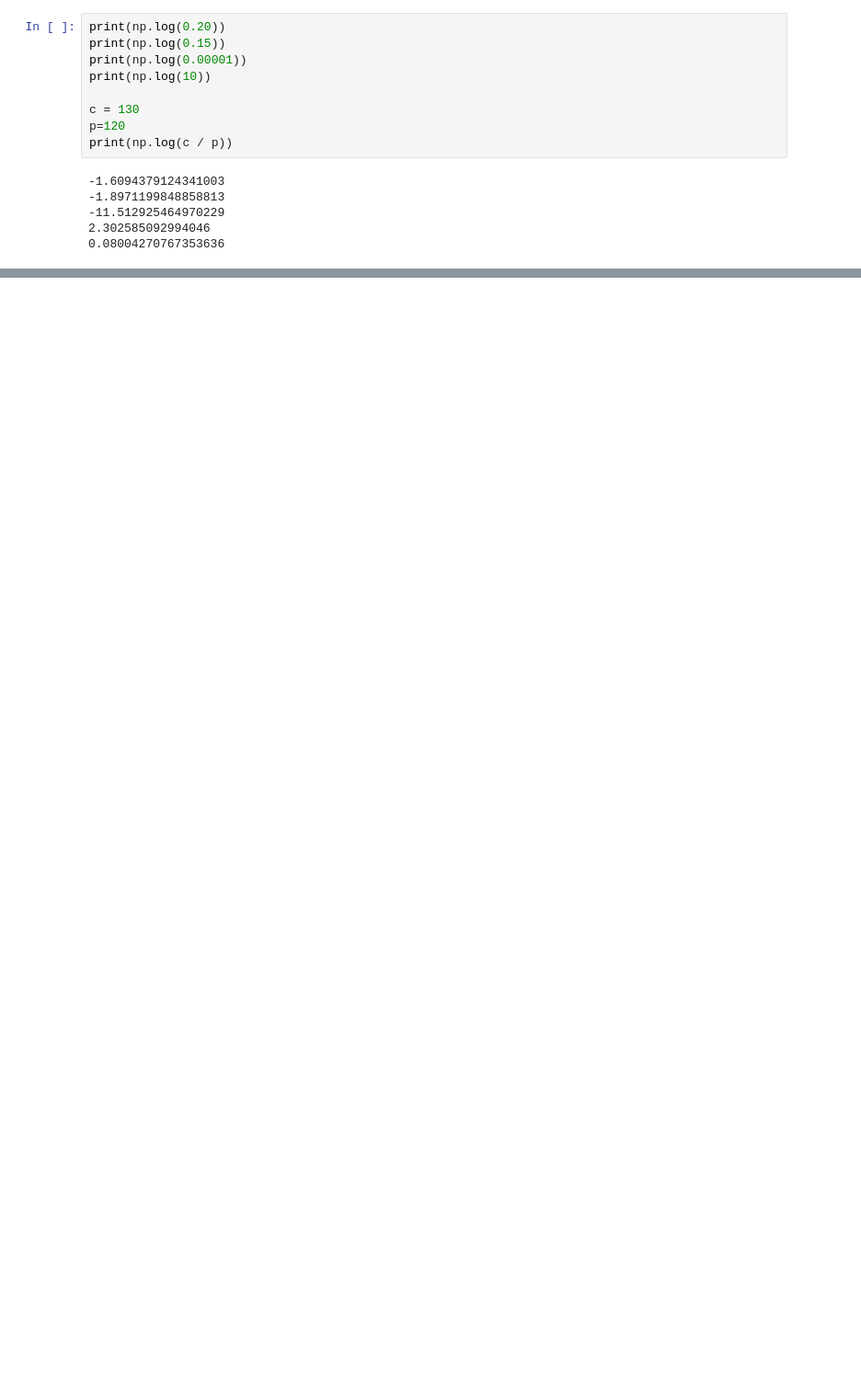
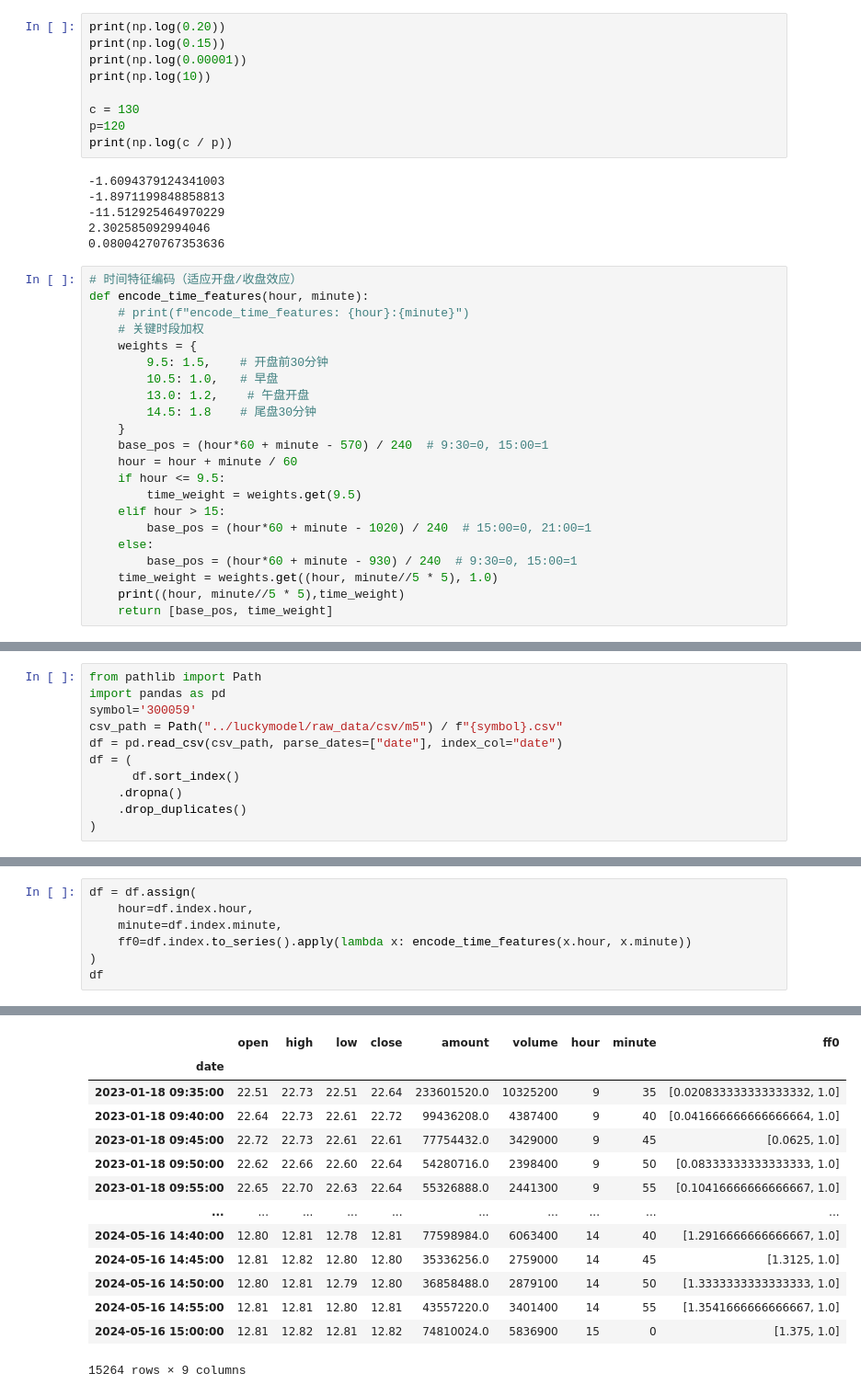
Before and after one commit to ten2net/Gym-Trading-Env, a Jupyter notebook: notebooks/reward.ipynb, the cells around one changed output, grey strips where cells are left out. Shown: that part at 92% size. Drawn from its saved outputs; the diff is of its cells as text; blank space fills up the shorter version.

```diff
--- a/notebooks/reward.ipynb
+++ b/notebooks/reward.ipynb
@@ -373,3 +373,25 @@ print(np.log(c / p))
 -11.512925464970229
 2.302585092994046
 0.08004270767353636
+# %%
+# 时间特征编码（适应开盘/收盘效应）
+def encode_time_features(hour, minute):
+    # print(f"encode_time_features: {hour}:{minute}")
+    # 关键时段加权
+    weights = {
+        9.5: 1.5,    # 开盘前30分钟
+        10.5: 1.0,   # 早盘
+        13.0: 1.2,    # 午盘开盘
+        14.5: 1.8    # 尾盘30分钟
+    }
+    base_pos = (hour*60 + minute - 570) / 240  # 9:30=0, 15:00=1
+    hour = hour + minute / 60
+    if hour <= 9.5:
+        time_weight = weights.get(9.5)
+    elif hour > 15:
+        base_pos = (hour*60 + minute - 1020) / 240  # 15:00=0, 21:00=1
+    else:
+        base_pos = (hour*60 + minute - 930) / 240  # 9:30=0, 15:00=1
+    time_weight = weights.get((hour, minute//5 * 5), 1.0)
+    print((hour, minute//5 * 5),time_weight)
+    return [base_pos, time_weight]
@@ -375,0 +418,11 @@ print(np.log(c / p))
+# %%
+from pathlib import Path
+import pandas as pd
+symbol='300059'
+csv_path = Path("../luckymodel/raw_data/csv/m5") / f"{symbol}.csv"
+df = pd.read_csv(csv_path, parse_dates=["date"], index_col="date")
+df = (
+      df.sort_index()
+    .dropna()
+    .drop_duplicates()
+)
@@ -375,0 +446,8 @@ print(np.log(c / p))
+# %%
+df = df.assign(
+    hour=df.index.hour,
+    minute=df.index.minute,
+    ff0=df.index.to_series().apply(lambda x: encode_time_features(x.hour, x.minute))
+)
+df
+# %% [output]
@@ -375,0 +471,14 @@ print(np.log(c / p))
+|  | open | high | low | close | amount | volume | hour | minute | ff0 |
+| date |  |  |  |  |  |  |  |  |  |
+| 2023-01-18 09:35:00 | 22.51 | 22.73 | 22.51 | 22.64 | 233601520.0 | 10325200 | 9 | 35 | [0.020833333333333332, 1.0] |
+| 2023-01-18 09:40:00 | 22.64 | 22.73 | 22.61 | 22.72 | 99436208.0 | 4387400 | 9 | 40 | [0.041666666666666664, 1.0] |
+| 2023-01-18 09:45:00 | 22.72 | 22.73 | 22.61 | 22.61 | 77754432.0 | 3429000 | 9 | 45 | [0.0625, 1.0] |
+| 2023-01-18 09:50:00 | 22.62 | 22.66 | 22.60 | 22.64 | 54280716.0 | 2398400 | 9 | 50 | [0.08333333333333333, 1.0] |
+| 2023-01-18 09:55:00 | 22.65 | 22.70 | 22.63 | 22.64 | 55326888.0 | 2441300 | 9 | 55 | [0.10416666666666667, 1.0] |
+| ... | ... | ... | ... | ... | ... | ... | ... | ... | ... |
+| 2024-05-16 14:40:00 | 12.80 | 12.81 | 12.78 | 12.81 | 77598984.0 | 6063400 | 14 | 40 | [1.2916666666666667, 1.0] |
+| 2024-05-16 14:45:00 | 12.81 | 12.82 | 12.80 | 12.80 | 35336256.0 | 2759000 | 14 | 45 | [1.3125, 1.0] |
+| 2024-05-16 14:50:00 | 12.80 | 12.81 | 12.79 | 12.80 | 36858488.0 | 2879100 | 14 | 50 | [1.3333333333333333, 1.0] |
+| 2024-05-16 14:55:00 | 12.81 | 12.81 | 12.80 | 12.81 | 43557220.0 | 3401400 | 14 | 55 | [1.3541666666666667, 1.0] |
+| 2024-05-16 15:00:00 | 12.81 | 12.82 | 12.81 | 12.82 | 74810024.0 | 5836900 | 15 | 0 | [1.375, 1.0] |
+15264 rows × 9 columns
```
Also changed, not shown: parts of 5 cells of this notebook, 7 other files.
